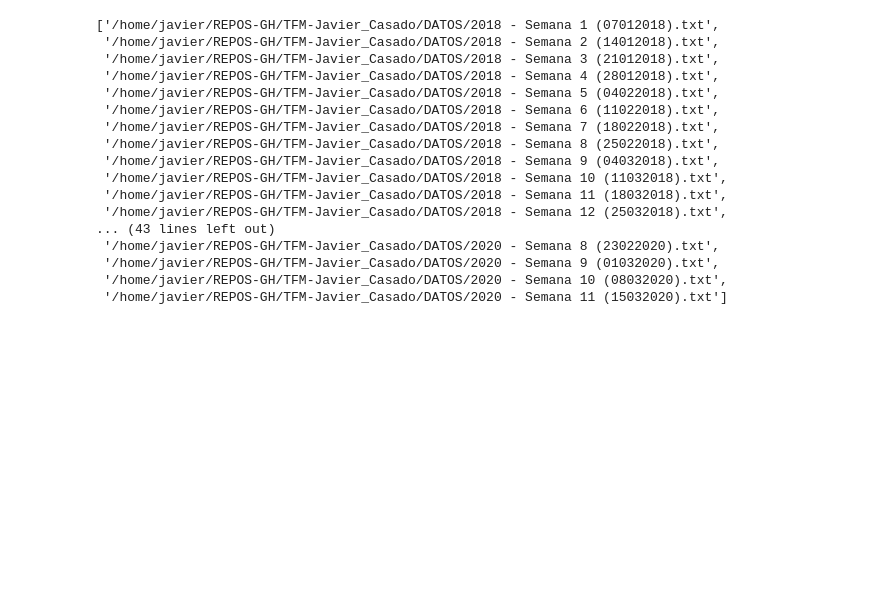
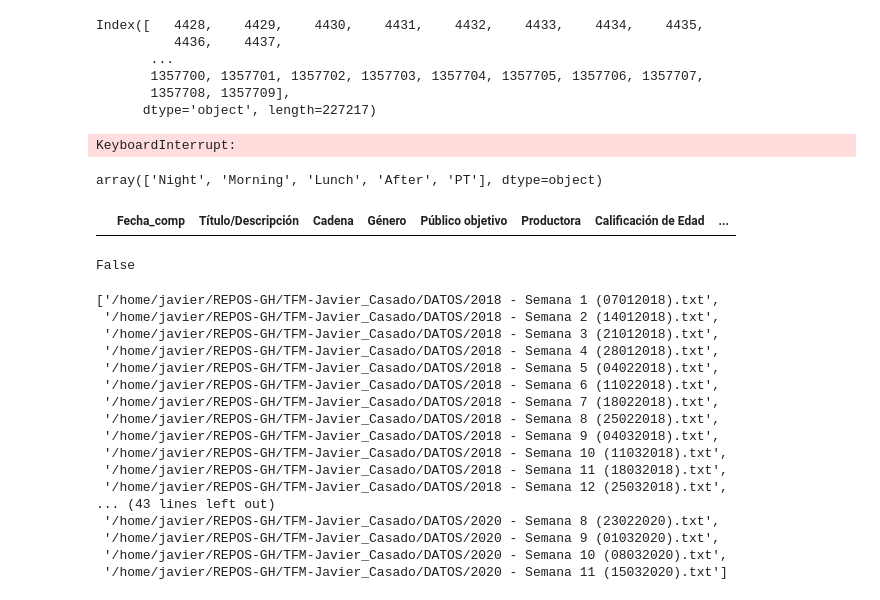
Before and after one commit to JavierCasadoAguinaga/TFM-Javier_Casado, a Jupyter notebook: prueba-------------------------TFM_JAV_CAS_AUDIENCIA.ipynb, the cells around one changed output. Saved outputs shown, nothing was run; the diff lists cells and outputs as text; code cells hidden in the pictures; blank space fills up the shorter version.

Commit message:
Bucle condicional para la creación de columnas

```diff
--- a/prueba-------------------------TFM_JAV_CAS_AUDIENCIA.ipynb
+++ b/prueba-------------------------TFM_JAV_CAS_AUDIENCIA.ipynb
@@ -13,7 +15,7 @@ pylab import has clobbered these variables: ['datetime']
 # %%
 #pd.set_option('display.max_columns', None)
 #pd.set_option('display.max_rows', None)
-df = pd.read_csv('2020 - Semana 2 (12012020).txt',error_bad_lines=False,encoding = 'unicode_escape',
+df = pd.read_csv('/home/javier/REPOS-GH/TFM-Javier_Casado/DATOS/2020 - Semana 2 (12012020).txt',error_bad_lines=False,encoding = 'unicode_escape',
                  header=3, sep='\t', skiprows=[4], skipinitialspace=True,
                  usecols=['Título','Título/Descripción', 'Cadena', 'Fecha', 'Género','Público objetivo',
                           'Productora','Calificación de Edad','Ind. 4+ (inv)','Amas de Casa (c/inv.)'
@@ -126,0 +135,28 @@ dftrc = grupos.get_group('TRECE').groupby('Fecha_comp')['Target'].max().to_frame
+# %%
+#FUNCIÓN PARA CREAR LA COLUMNA DE FRANJAS HORARIAS A PARTIR DE VALOR DE FECHA.
+def time_frame (value):
+    if value.time() in pd.date_range("07:00", "13:59", freq="1min").time :
+        return 'Morning'
+    if value.time() in pd.date_range("14:00", "15:59", freq="1min").time :
+        return 'Lunch'
+    if value.time() in pd.date_range("16:00", "20:29", freq="1min").time :
+        return 'After'
+    if value.time() in pd.date_range("20:30", "23:59", freq="1min").time :
+        return 'PT'
+    if value.time() in pd.date_range("00:00", "00:29", freq="1min").time :
+        return 'PT'
+    if value.time() in pd.date_range("00:30", "01:29", freq="1min").time :
+        return 'Late_PT'
+    if value.time() in pd.date_range("01:30", "06:59", freq="1min").time :
+        return 'Night'
+    else:
+        return 'ERROR'
+# %%
+df1.index
+# %% [output]
+Index([   4428,    4429,    4430,    4431,    4432,    4433,    4434,    4435,
+          4436,    4437,
+       ...
+       1357700, 1357701, 1357702, 1357703, 1357704, 1357705, 1357706, 1357707,
+       1357708, 1357709],
+      dtype='object', length=227217)
@@ -127,3 +165,20 @@ dftrc = grupos.get_group('TRECE').groupby('Fecha_comp')['Target'].max().to_frame
+# %%
+%%timeit
+df1['Time_frame'] = df1.Fecha_comp.swifter.apply(lambda valor:time_frame(valor))
+# %% [output]
+KeyboardInterrupt:
+# %%
+df1.Time_frame.unique()
+# %% [output]
+array(['Night', 'Morning', 'Lunch', 'After', 'PT'], dtype=object)
+# %%
+df1[df1['Time_frame'] == None]
+# %% [output]
+|  | Fecha_comp | Título/Descripción | Cadena | Género | Público objetivo | Productora | Calificación de Edad | ... |
+# %%
+df1.Fecha_comp[7240].time() in pd.date_range("01:00", "07:00", freq="1min").time
+# %% [output]
+False
 # %%
 #EXTRAER LOS NOMBRES DE TODOS LOS ARCHIVOS PARA SU POSTERIOR LECTURA
 archivos = glob('/home/javier/REPOS-GH/TFM-Javier_Casado/DATOS/*Semana*.txt')
```
Also changed, not shown: parts of 3 cells of this notebook.
